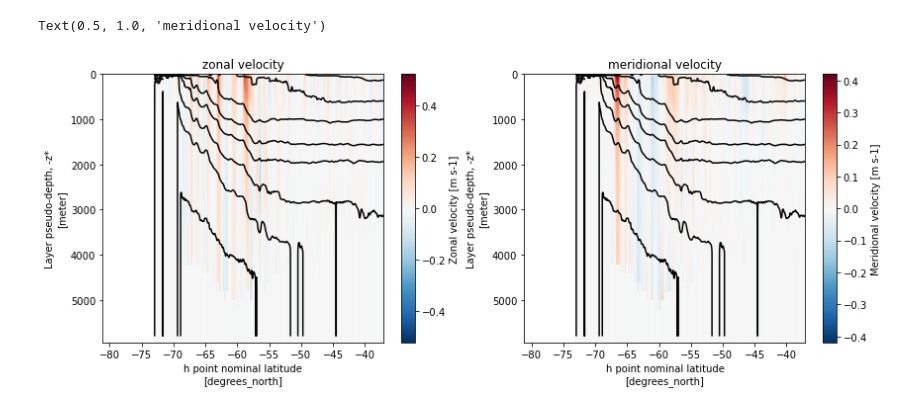
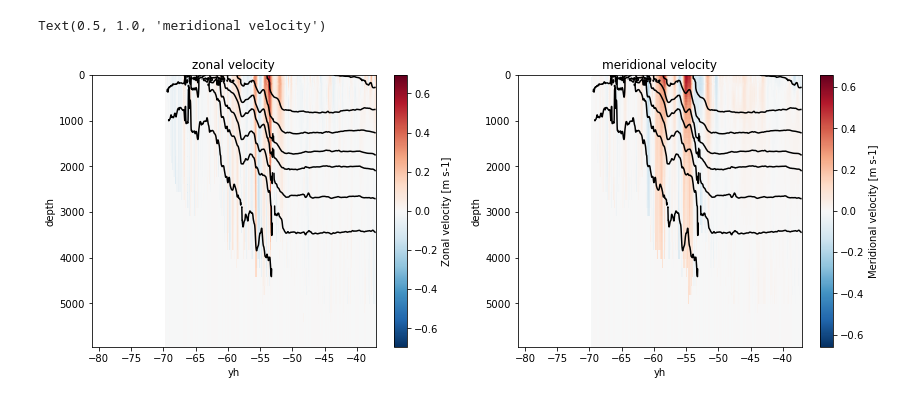
Before and after one commit to COSIMA/mom6-panan, a Jupyter notebook: diagnostics/Transects.ipynb, the cells around one changed output. Saved outputs shown, nothing was run; the diff lists cells and outputs as text; code cells hidden in the pictures.

Commit message:
Ashley added vertical coordinate function for better plotting of density contours

```diff
--- a/diagnostics/Transects.ipynb
+++ b/diagnostics/Transects.ipynb
@@ -28,5 +196,7 @@ v = cc.querying.getvar(expt='panan', variable='v', session=session, frequency='5
 # %%
-xloc = -80
+xloc = 80
 u_slice = u.sel(xq=xloc,method='nearest').load()
 v_slice = v.sel(xh=xloc,method='nearest').load()
 rhopot2_slice = rhopot2.sel(xh=xloc,method='nearest').load()
+
+new_rhopot2_slice = fix_zcoord(rhopot2_slice,layer_thickness)
@@ -33,14 +206,17 @@ rhopot2_slice = rhopot2.sel(xh=xloc,method='nearest').load()
 # %%
 fig,ax = plt.subplots(1,2,figsize=(14,5))
 u_slice.plot(ax=ax[0])
-rhopot2_slice.plot.contour(ax=ax[0],colors='k',levels=[1035,1036,1036.5,1036.8,1036.9, 1037,1037.08,1037.14])
+new_rhopot2_slice.plot.contour(y = "depth",ax=ax[0],colors='k',levels=[1035,1036,1036.5,1036.8,1036.9, 1037,1037.08,1037.14])
 ax[0].invert_yaxis()
 ax[0].set_title('zonal velocity')
 v_slice.plot(ax=ax[1])
-rhopot2_slice.plot.contour(ax=ax[1],colors='k',levels=[1035,1036,1036.5,1036.8,1036.9, 1037,1037.08,1037.14])
+# rhopot2_slice.plot.contour(ax=ax[1],colors='k',levels=[1035,1036,1036.5,1036.8,1036.9, 1037,1037.08,1037.14])
+new_rhopot2_slice.plot.contour(y = "depth",ax=ax[1],colors='k',levels=[1035,1036,1036.5,1036.8,1036.9, 1037,1037.08,1037.14])
+
+
 ax[1].invert_yaxis()
 ax[1].set_title('meridional velocity')
 # %% [output]
 Text(0.5, 1.0, 'meridional velocity')
-[figure, old version]
+[figure, new version]
 # %%
```
Also changed, not shown: parts of 20 cells of this notebook.
